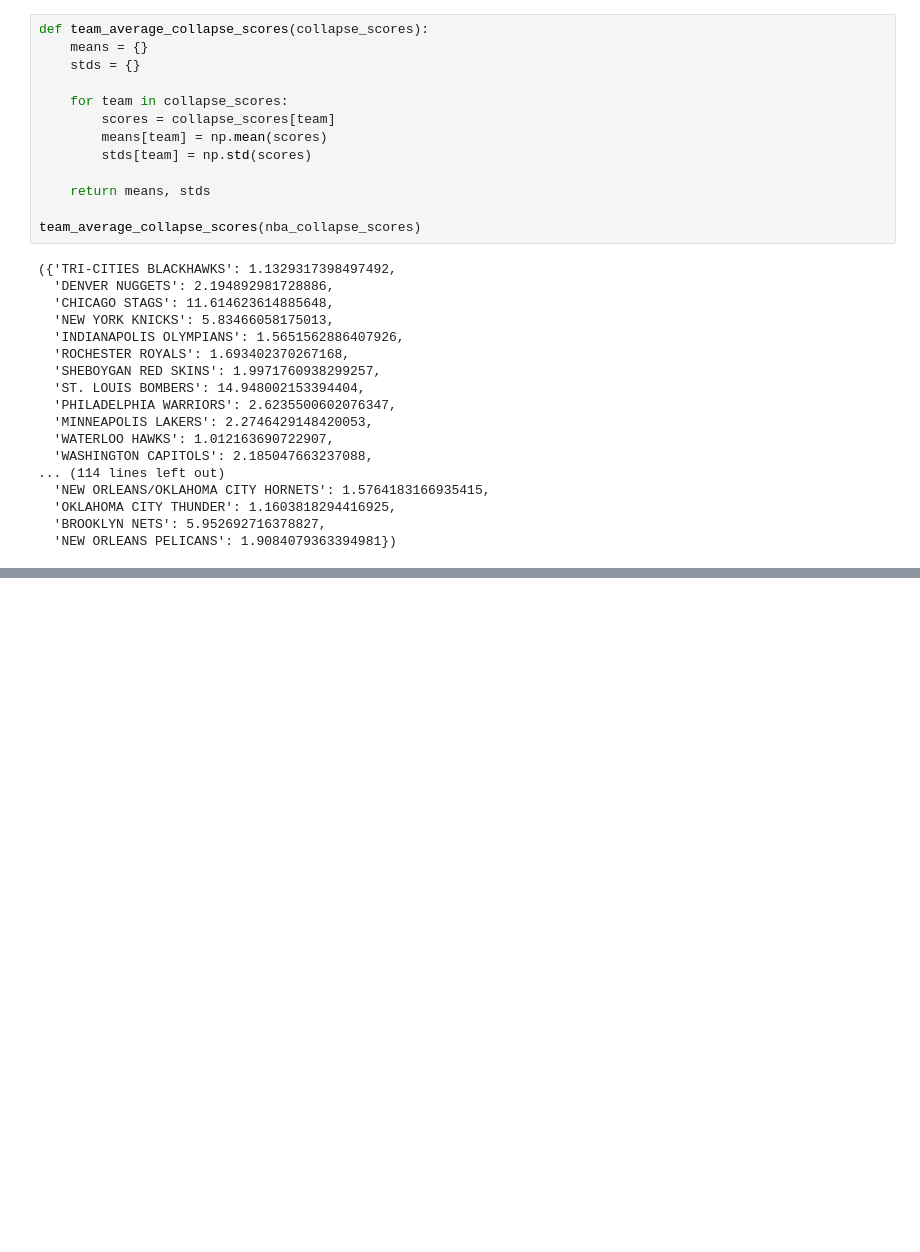
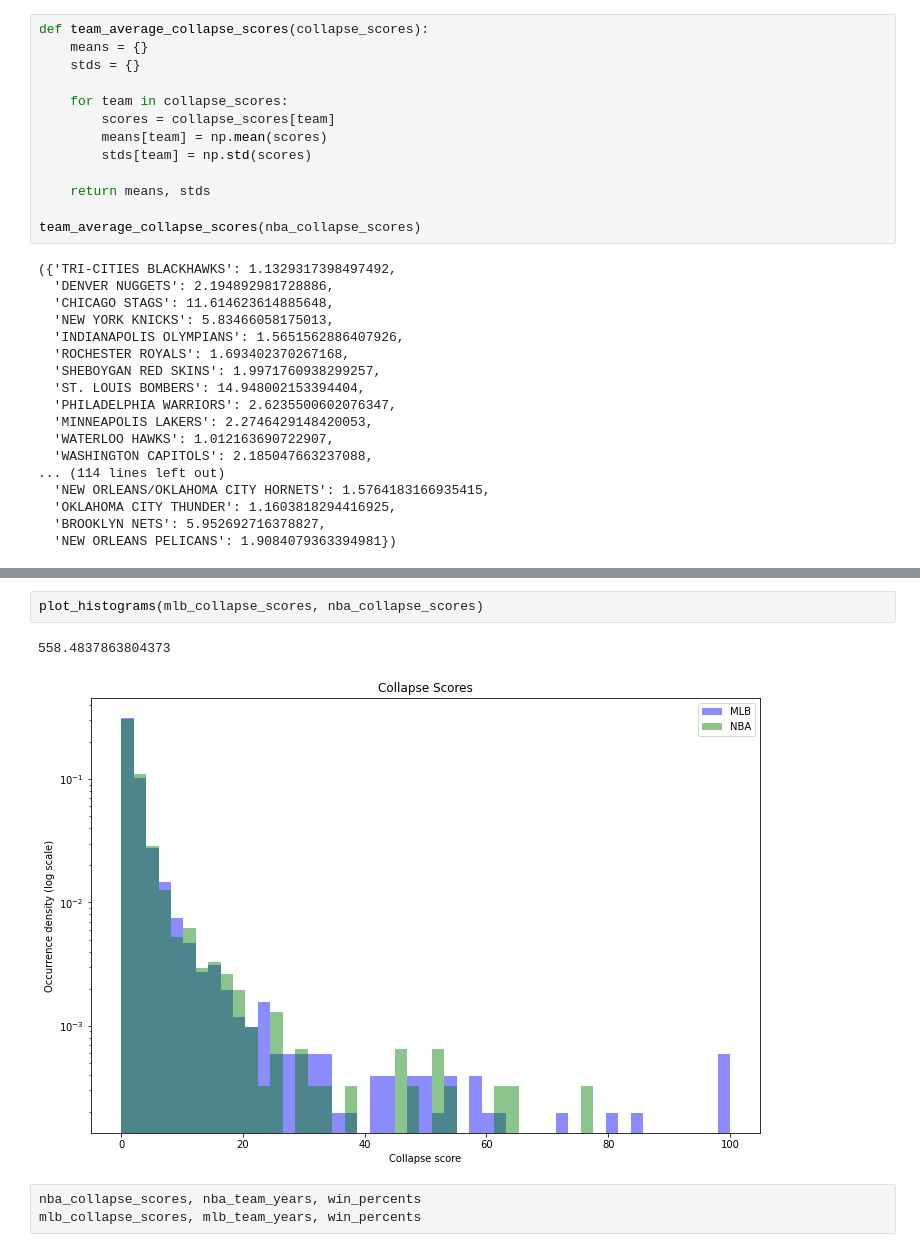
Before and after one commit to arpanlaha/math199-project-2, a Jupyter notebook: collapses.ipynb, the cells around one changed output, grey strips where cells are left out. Cells and saved outputs as stored; diff of their text form; blank space fills up the shorter version.

```diff
--- a/collapses.ipynb
+++ b/collapses.ipynb
@@ -149,0 +187,8 @@ plot_histogram(mlb_collapse_scores)
+# %%
+plot_histograms(mlb_collapse_scores, nba_collapse_scores)
+# %% [output]
+558.4837863804373
+[figure, added]
+# %%
+nba_collapse_scores, nba_team_years, win_percents
+mlb_collapse_scores, mlb_team_years, win_percents
```
Also changed, not shown: parts of 8 cells of this notebook.
